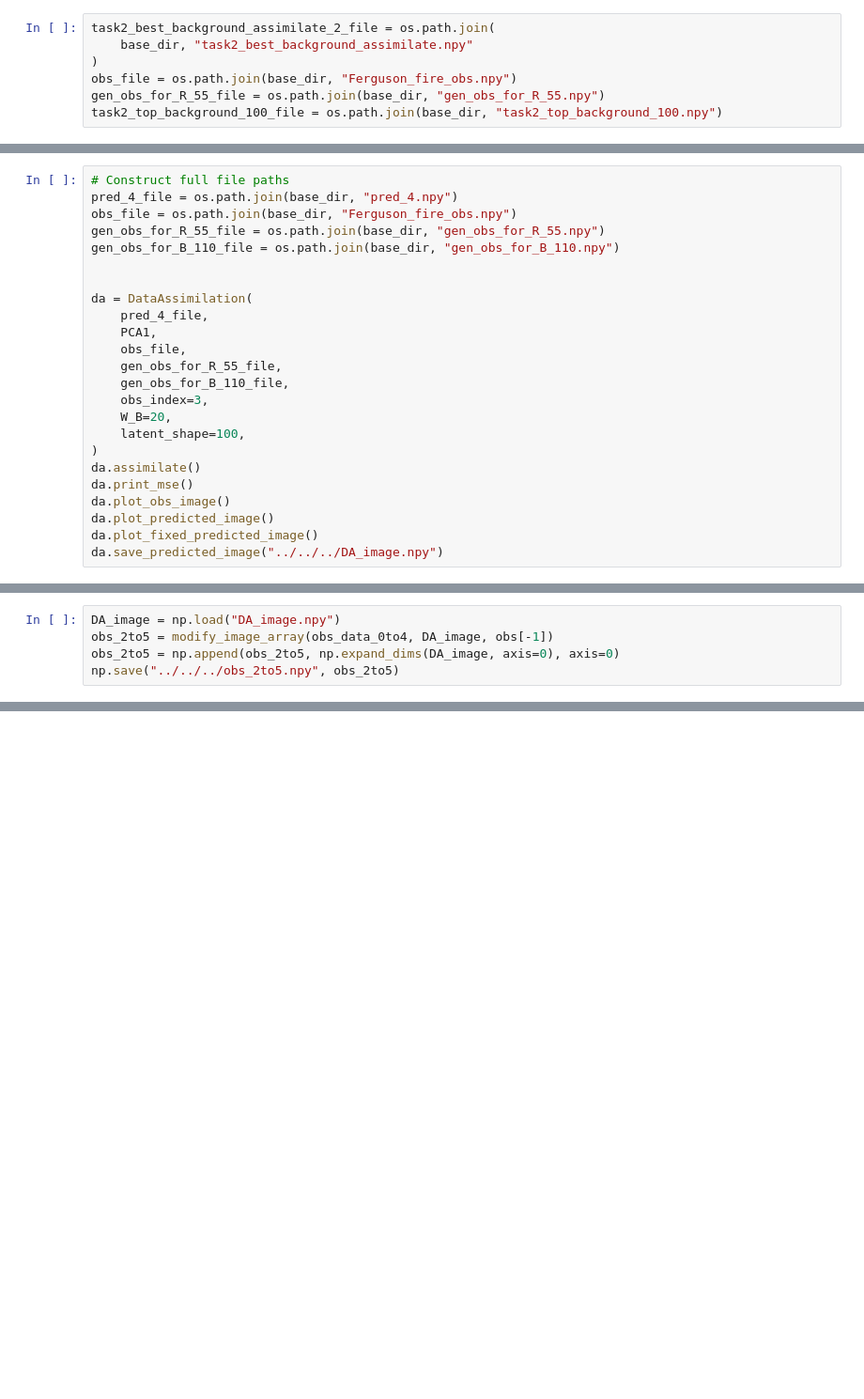
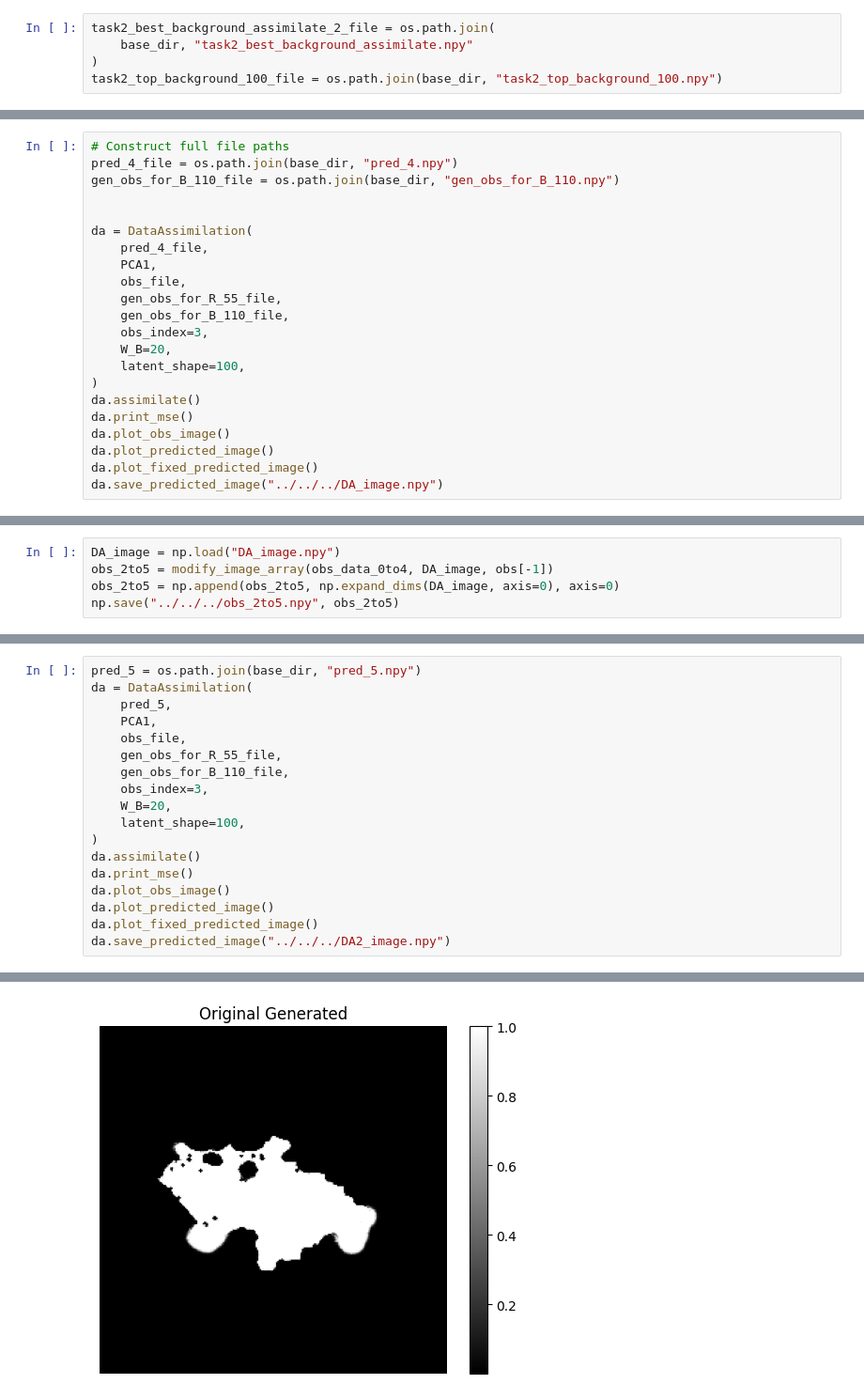
Before and after one commit to tjduu/wildfire-dl-da-forecasting, a Jupyter notebook: src/notebooks/assimilation/data_assimilation.ipynb, the cells around one changed output, grey strips where cells are left out. Shown at 94% size. Drawn from its saved outputs; the diff is of its cells as text; blank space fills up the shorter version.

```diff
--- a/src/notebooks/assimilation/data_assimilation.ipynb
+++ b/src/notebooks/assimilation/data_assimilation.ipynb
@@ -190,7 +202,5 @@ The condition number of the matrix is: 219.42683660377884
 task2_best_background_assimilate_2_file = os.path.join(
     base_dir, "task2_best_background_assimilate.npy"
 )
-obs_file = os.path.join(base_dir, "Ferguson_fire_obs.npy")
-gen_obs_for_R_55_file = os.path.join(base_dir, "gen_obs_for_R_55.npy")
 task2_top_background_100_file = os.path.join(base_dir, "task2_top_background_100.npy")
 # %%
@@ -255,8 +268,6 @@ Generated 4th image is an underestimate version of acutal images. The left downs
 # %%
 # Construct full file paths
 pred_4_file = os.path.join(base_dir, "pred_4.npy")
-obs_file = os.path.join(base_dir, "Ferguson_fire_obs.npy")
-gen_obs_for_R_55_file = os.path.join(base_dir, "gen_obs_for_R_55.npy")
 gen_obs_for_B_110_file = os.path.join(base_dir, "gen_obs_for_B_110.npy")
 
 
@@ -302,0 +318,19 @@ Obs Mean Squared Error (MSE): 0.0131
+# %%
+pred_5 = os.path.join(base_dir, "pred_5.npy")
+da = DataAssimilation(
+    pred_5,
+    PCA1,
+    obs_file,
+    gen_obs_for_R_55_file,
+    gen_obs_for_B_110_file,
+    obs_index=3,
+    W_B=20,
+    latent_shape=100,
+)
+da.assimilate()
+da.print_mse()
+da.plot_obs_image()
+da.plot_predicted_image()
+da.plot_fixed_predicted_image()
+da.save_predicted_image("../../../DA2_image.npy")
+# %% [output]
@@ -302,0 +342 @@ Obs Mean Squared Error (MSE): 0.0131
+[figure, added]
```
Also changed, not shown: parts of 29 cells of this notebook.
